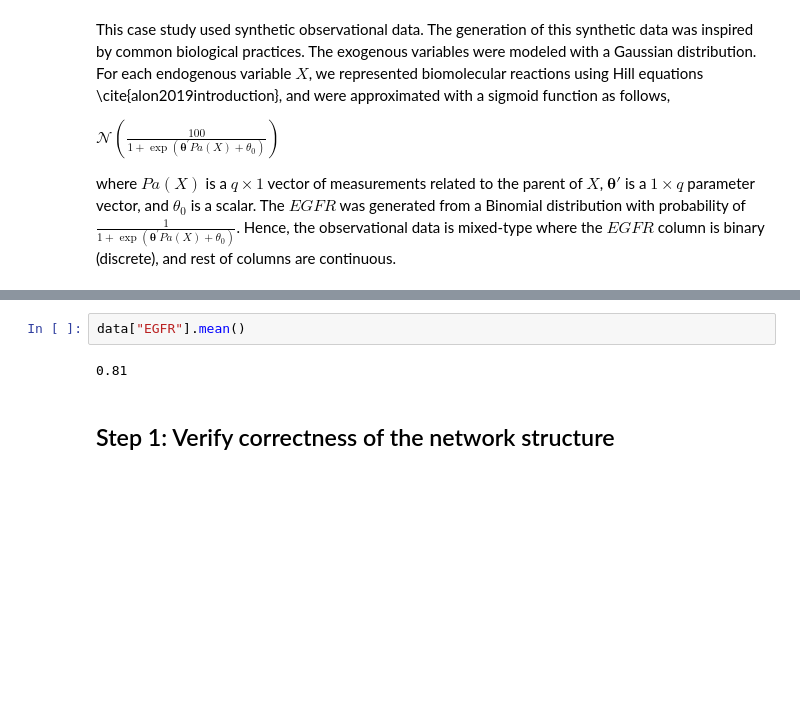
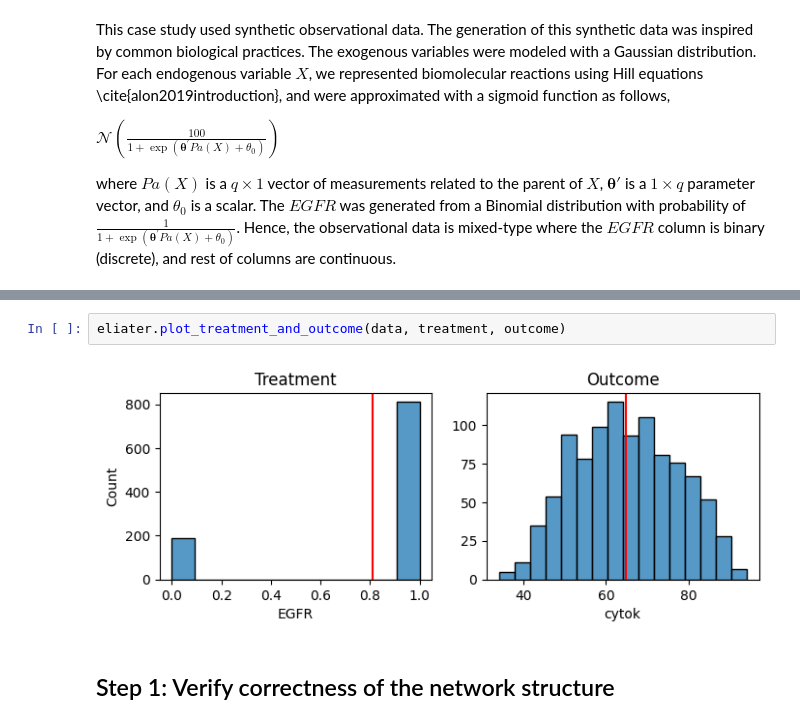
Before and after one commit to y0-causal-inference/eliater, a Jupyter notebook: notebooks/Case_study1_The_Sars_cov2_model.ipynb, the cells around one changed output, grey strips where cells are left out. Cells and saved outputs as stored; diff of their text form; blank space fills up the shorter version.

```diff
--- a/notebooks/Case_study1_The_Sars_cov2_model.ipynb
+++ b/notebooks/Case_study1_The_Sars_cov2_model.ipynb
@@ -52,10 +42,10 @@ data.head()
 | 2 | 76.434215 | 17.909068 | 94.771813 | 100.384201 | 100.226176 | 42.669583 | 87.432246 | 95.490495 | 99.403036 | 37.181947 | 1 | ... |
 | 3 | 72.508174 | 19.305827 | 93.568645 | 99.296364 | 99.259188 | 46.082585 | 71.540865 | 96.506473 | 99.042601 | 47.669759 | 1 | ... |
 | 4 | 63.747777 | 26.183989 | 87.636441 | 98.737421 | 99.825670 | 55.442630 | 86.093502 | 96.710827 | 100.583294 | 42.514193 | 1 | ... |
-# %%
-data["EGFR"].mean()
-# %% [output]
-0.81
+# %%
+eliater.plot_treatment_and_outcome(data, treatment, outcome)
+# %% [output]
+[figure, added]
 # %% [markdown]
 ## Step 1: Verify correctness of the network structure
 # %% [markdown]
```
Also changed, not shown: parts of 32 cells of this notebook, 3 other files.
